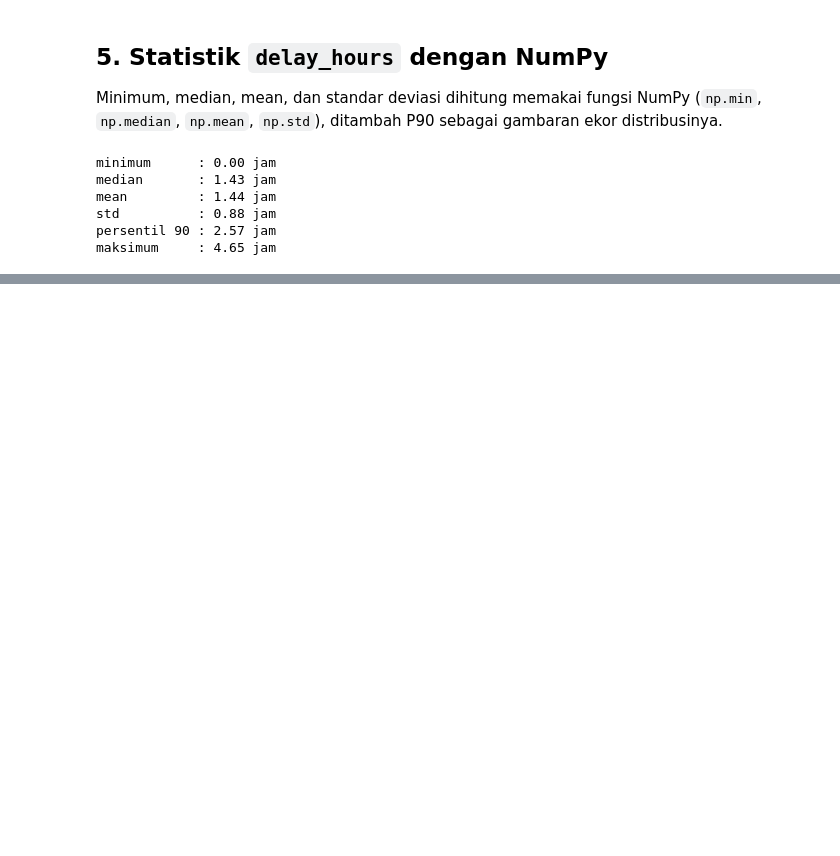
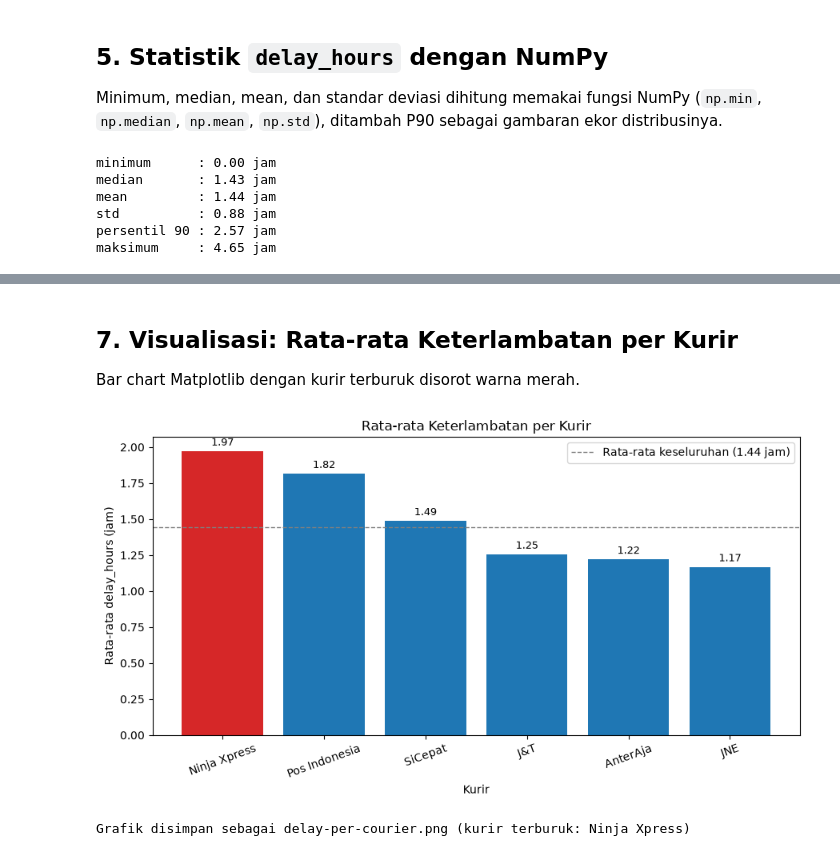
Before and after one commit to KagChi/anteraja-capstone-samuel, a Jupyter notebook: docs/notebooks/shipment-delivery-analysis.ipynb, the cells around one changed output, grey strips where cells are left out. Cells and saved outputs as stored; diff of their text form; code cells hidden in the pictures; blank space fills up the shorter version.

```diff
--- a/docs/notebooks/shipment-delivery-analysis.ipynb
+++ b/docs/notebooks/shipment-delivery-analysis.ipynb
@@ -347,0 +373,16 @@ maksimum     : 4.65 jam
+# %%
+rata_delay_groupby = df.groupby("courier")["delay_hours"].mean().sort_values(ascending=False)
+
+print("Hasil groupby():")
+print(rata_delay_groupby.round(2).to_string())
+
+urutan = sorted(rata_delay_loop)
+hasil_loop = np.array([rata_delay_loop[kurir] for kurir in urutan])
+hasil_groupby = rata_delay_groupby.loc[urutan].to_numpy()
+
+sama = np.allclose(hasil_loop, hasil_groupby)
+print(f"\nHasil loop manual identik dengan groupby(): {sama}")
+assert sama, "Hasil loop manual dan groupby() berbeda!"
+
+kurir_terburuk = rata_delay_groupby.idxmax()
+print(f"Kurir dengan rata-rata keterlambatan tertinggi: {kurir_terburuk} ({rata_delay_groupby.max():.2f} jam)")
@@ -347,0 +401,28 @@ maksimum     : 4.65 jam
+# %% [markdown]
+## 7. Visualisasi: Rata-rata Keterlambatan per Kurir
+
+Bar chart Matplotlib dengan kurir terburuk disorot warna merah.
+# %%
+warna = ["#d62728" if kurir == kurir_terburuk else "#1f77b4" for kurir in rata_delay_groupby.index]
+
+fig, ax = plt.subplots(figsize=(9, 5))
+ax.bar(rata_delay_groupby.index, rata_delay_groupby.to_numpy(), color=warna)
+ax.axhline(np.mean(delay), color="gray", linestyle="--", linewidth=1,
+           label=f"Rata-rata keseluruhan ({np.mean(delay):.2f} jam)")
+ax.set_title("Rata-rata Keterlambatan per Kurir")
+ax.set_xlabel("Kurir")
+ax.set_ylabel("Rata-rata delay_hours (jam)")
+
+for posisi, nilai in enumerate(rata_delay_groupby.to_numpy()):
+    ax.text(posisi, nilai + 0.04, f"{nilai:.2f}", ha="center", fontsize=9)
+
+ax.legend()
+plt.xticks(rotation=20)
+plt.tight_layout()
+plt.savefig("delay-per-courier.png", dpi=110)
+plt.show()
+
+print(f"Grafik disimpan sebagai delay-per-courier.png (kurir terburuk: {kurir_terburuk})")
+# %% [output]
+[figure, added]
+Grafik disimpan sebagai delay-per-courier.png (kurir terburuk: Ninja Xpress)
```
Also changed, not shown: parts of 7 cells of this notebook, 2 other files.
